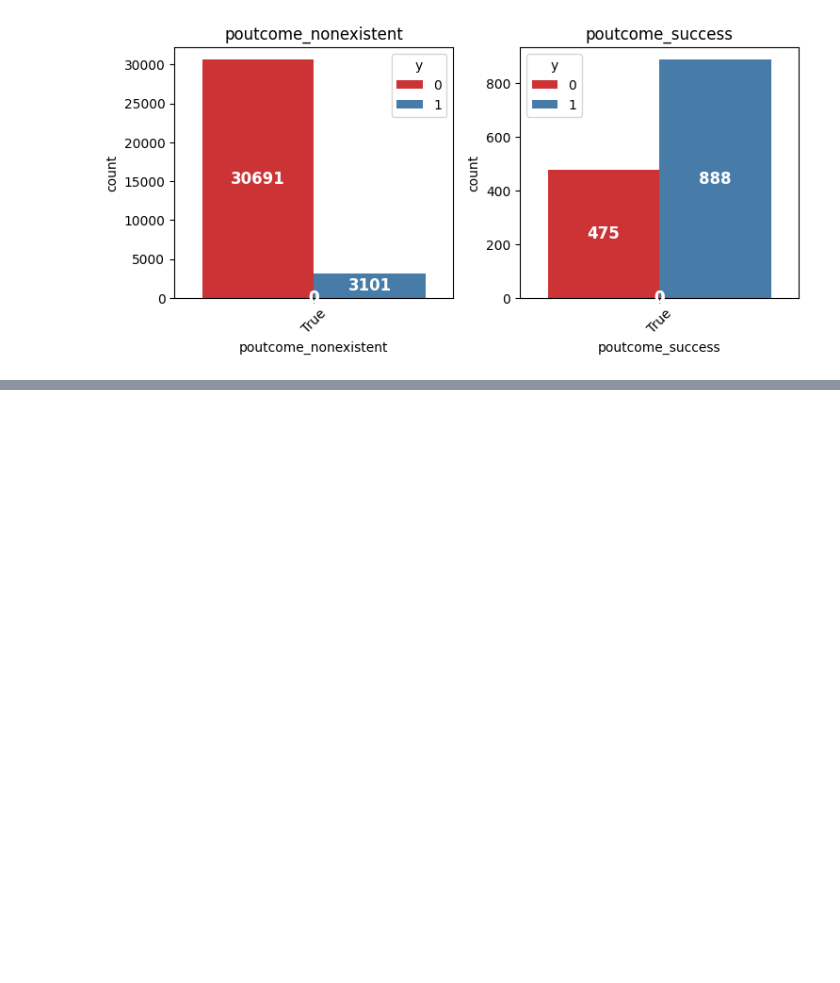
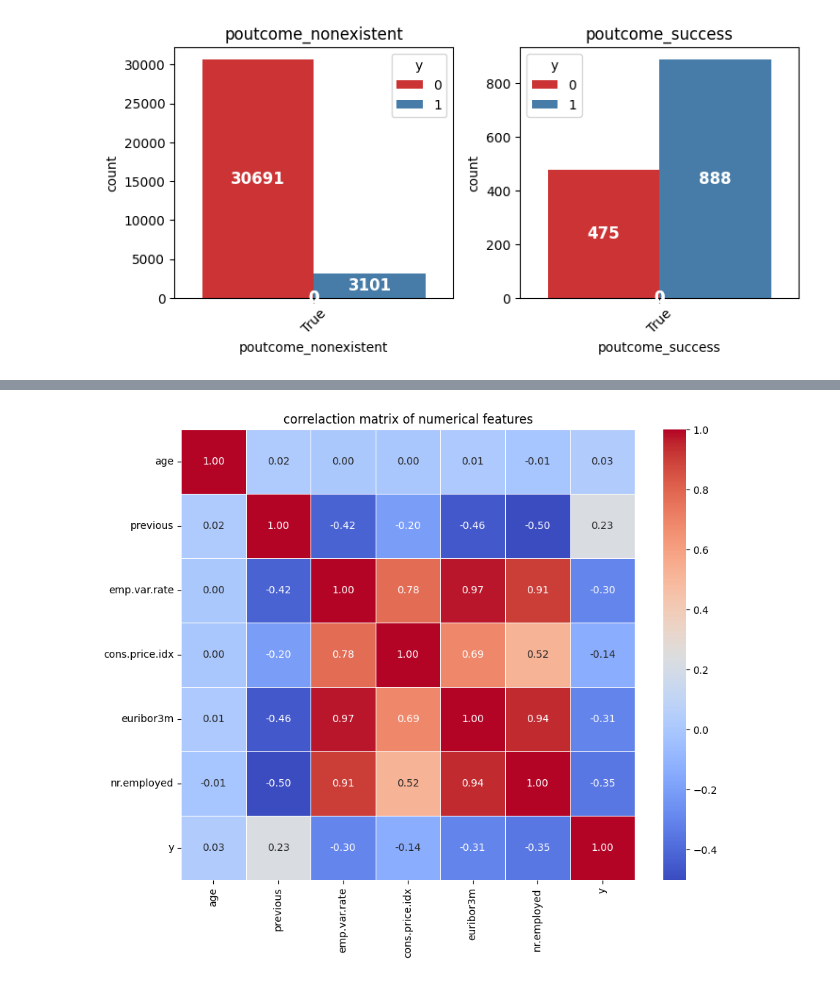
Before and after one commit to oaj1/bank-marketing-analysis, a Jupyter notebook: 01_EDA.ipynb, the cells around one changed output, grey strips where cells are left out. Cells and saved outputs as stored; diff of their text form; code cells hidden in the pictures; blank space fills up the shorter version.

Commit message:
EDA
correlation matrix

```diff
--- a/01_EDA.ipynb
+++ b/01_EDA.ipynb
@@ -273,0 +288,14 @@ plt.show()
+# %%
+#EDA step 3: Correlation matrix for numerical features
+
+#first thing is first, lets numerical features
+numerical_features = ['age', 'previous', 'emp.var.rate', 'cons.price.idx', 'euribor3m', 'nr.employed', 'y']
+
+#lets create a correlation matrix
+correlation_matrix = df[numerical_features].corr()
+plt.figure(figsize=(10, 8))
+sns.heatmap(correlation_matrix, annot=True, cmap='coolwarm', fmt='.2f', linewidths=0.5)
+plt.title('correlaction matrix of numerical features')
+plt.show()
+# %% [output]
+[figure, added]
```
Also changed, not shown: parts of 2 cells of this notebook, 1 other file.
